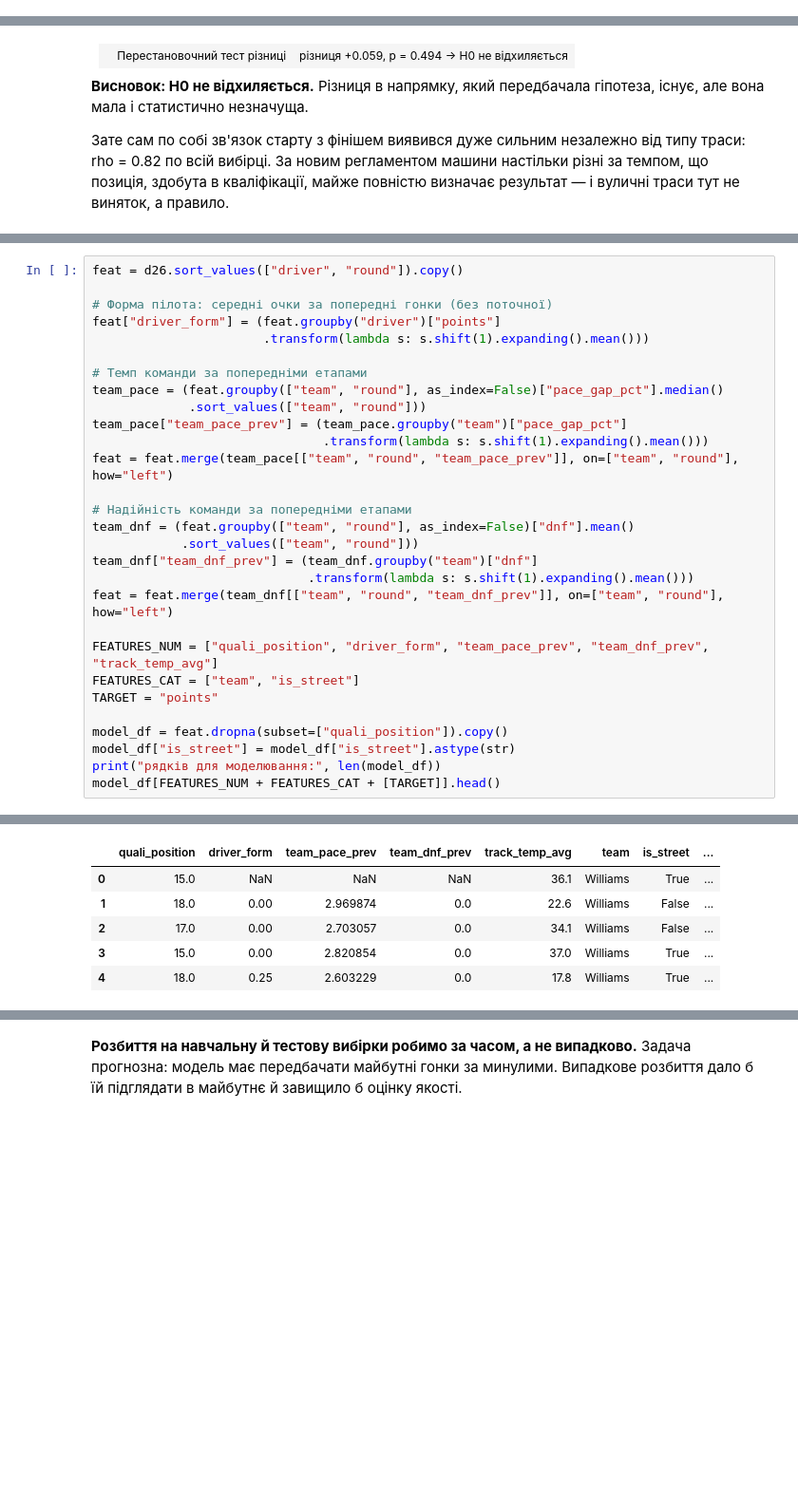
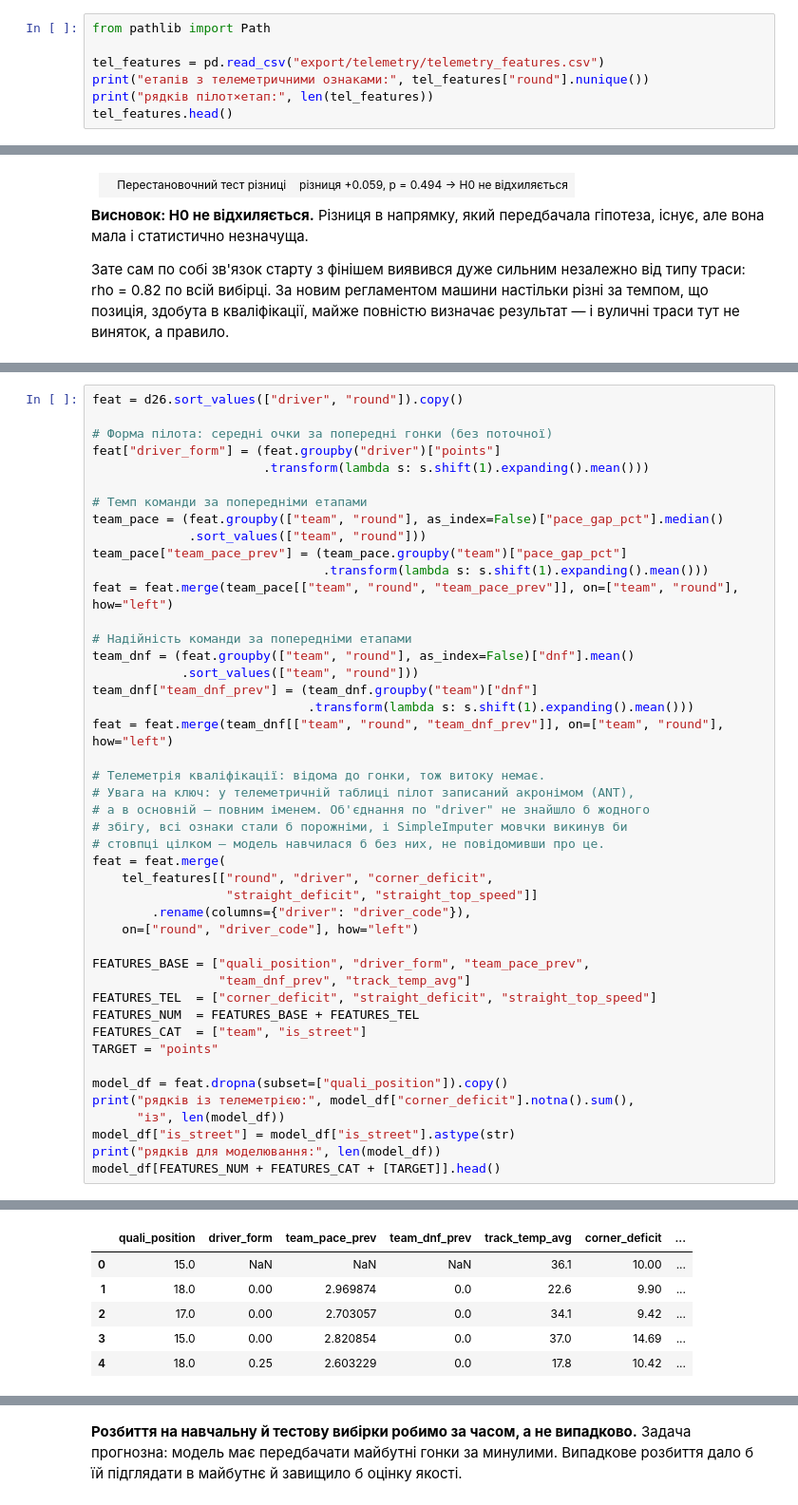
Before and after one commit to VelenShell/f1-2026-analysis, a Jupyter notebook: final_project.ipynb, the cells around one changed output, grey strips where cells are left out. Shown at 95% size. Saved outputs shown, nothing was run; the diff lists cells and outputs as text; blank space fills up the shorter version.

```diff
--- a/final_project.ipynb
+++ b/final_project.ipynb
@@ -429,0 +895,7 @@ print(f"кореляція Спірмена: rho = {rho:.3f}, p = {p:.2e}")
+# %%
+from pathlib import Path
+
+tel_features = pd.read_csv("export/telemetry/telemetry_features.csv")
+print("етапів з телеметричними ознаками:", tel_features["round"].nunique())
+print("рядків пілот×етап:", len(tel_features))
+tel_features.head()
@@ -825,11 +1354,27 @@ team_dnf["team_dnf_prev"] = (team_dnf.groupby("team")["dnf"]
                              .transform(lambda s: s.shift(1).expanding().mean()))
 feat = feat.merge(team_dnf[["team", "round", "team_dnf_prev"]], on=["team", "round"], how="left")
 
-FEATURES_NUM = ["quali_position", "driver_form", "team_pace_prev", "team_dnf_prev", "track_temp_avg"]
-FEATURES_CAT = ["team", "is_street"]
+# Телеметрія кваліфікації: відома до гонки, тож витоку немає.
+# Увага на ключ: у телеметричній таблиці пілот записаний акронімом (ANT),
+# а в основній — повним іменем. Об'єднання по "driver" не знайшло б жодного
+# збігу, всі ознаки стали б порожніми, і SimpleImputer мовчки викинув би
+# стовпці цілком — модель навчилася б без них, не повідомивши про це.
+feat = feat.merge(
+    tel_features[["round", "driver", "corner_deficit",
+                  "straight_deficit", "straight_top_speed"]]
+        .rename(columns={"driver": "driver_code"}),
+    on=["round", "driver_code"], how="left")
+
+FEATURES_BASE = ["quali_position", "driver_form", "team_pace_prev",
+                 "team_dnf_prev", "track_temp_avg"]
+FEATURES_TEL  = ["corner_deficit", "straight_deficit", "straight_top_speed"]
+FEATURES_NUM  = FEATURES_BASE + FEATURES_TEL
+FEATURES_CAT  = ["team", "is_street"]
 TARGET = "points"
 
 model_df = feat.dropna(subset=["quali_position"]).copy()
+print("рядків із телеметрією:", model_df["corner_deficit"].notna().sum(),
+      "із", len(model_df))
 model_df["is_street"] = model_df["is_street"].astype(str)
 print("рядків для моделювання:", len(model_df))
 model_df[FEATURES_NUM + FEATURES_CAT + [TARGET]].head()
@@ -837,10 +1383,10 @@ model_df[FEATURES_NUM + FEATURES_CAT + [TARGET]].head()
 рядків для моделювання: 238
-|  | quali_position | driver_form | team_pace_prev | team_dnf_prev | track_temp_avg | team | is_street | ... |
-| 0 | 15.0 | NaN | NaN | NaN | 36.1 | Williams | True | ... |
-| 1 | 18.0 | 0.00 | 2.969874 | 0.0 | 22.6 | Williams | False | ... |
-| 2 | 17.0 | 0.00 | 2.703057 | 0.0 | 34.1 | Williams | False | ... |
-| 3 | 15.0 | 0.00 | 2.820854 | 0.0 | 37.0 | Williams | True | ... |
-| 4 | 18.0 | 0.25 | 2.603229 | 0.0 | 17.8 | Williams | True | ... |
+|  | quali_position | driver_form | team_pace_prev | team_dnf_prev | track_temp_avg | corner_deficit | ... |
+| 0 | 15.0 | NaN | NaN | NaN | 36.1 | 10.00 | ... |
+| 1 | 18.0 | 0.00 | 2.969874 | 0.0 | 22.6 | 9.90 | ... |
+| 2 | 17.0 | 0.00 | 2.703057 | 0.0 | 34.1 | 9.42 | ... |
+| 3 | 15.0 | 0.00 | 2.820854 | 0.0 | 37.0 | 14.69 | ... |
+| 4 | 18.0 | 0.25 | 2.603229 | 0.0 | 17.8 | 10.42 | ... |
 # %%
 from sklearn.model_selection import train_test_split, GridSearchCV, cross_val_score, KFold
 from sklearn.compose import ColumnTransformer
```
Also changed, not shown: parts of 69 cells of this notebook, 8 other files.
